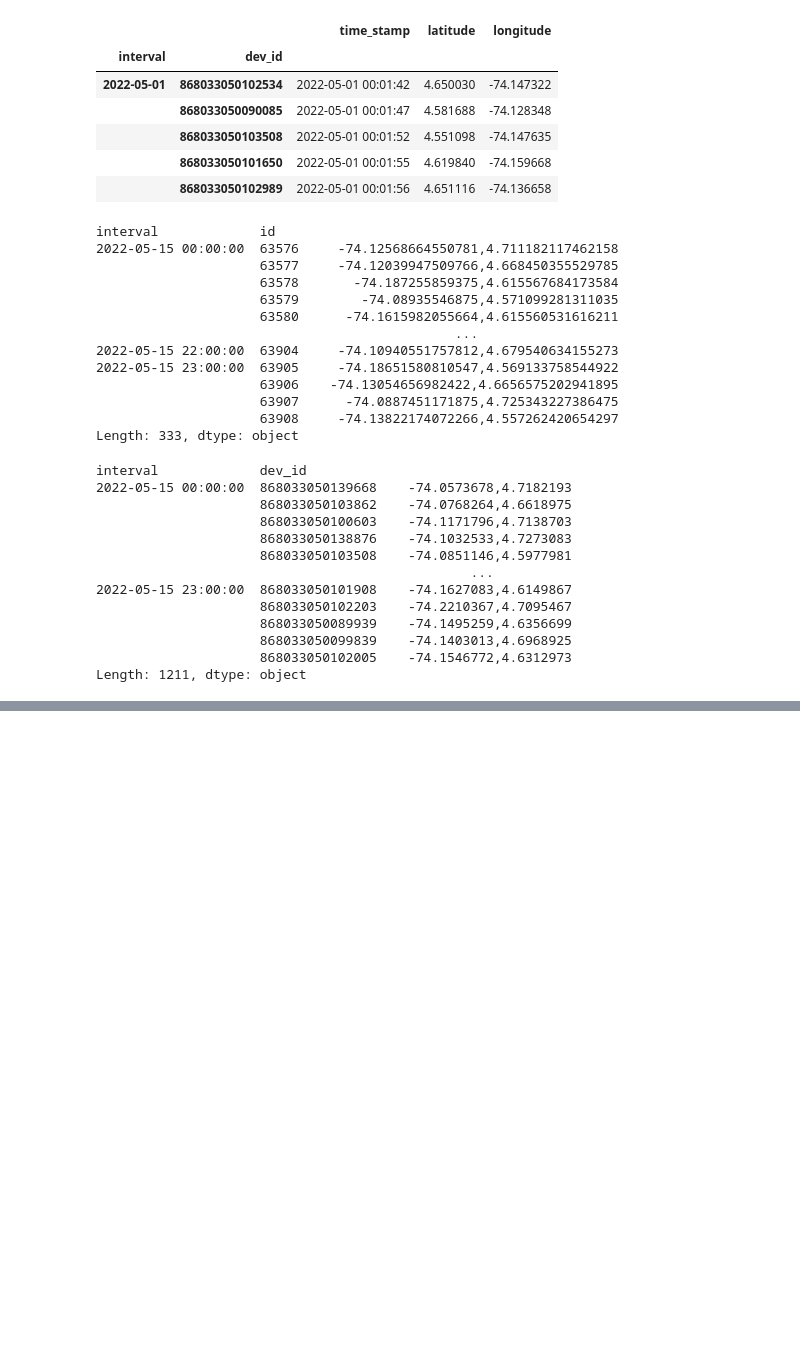
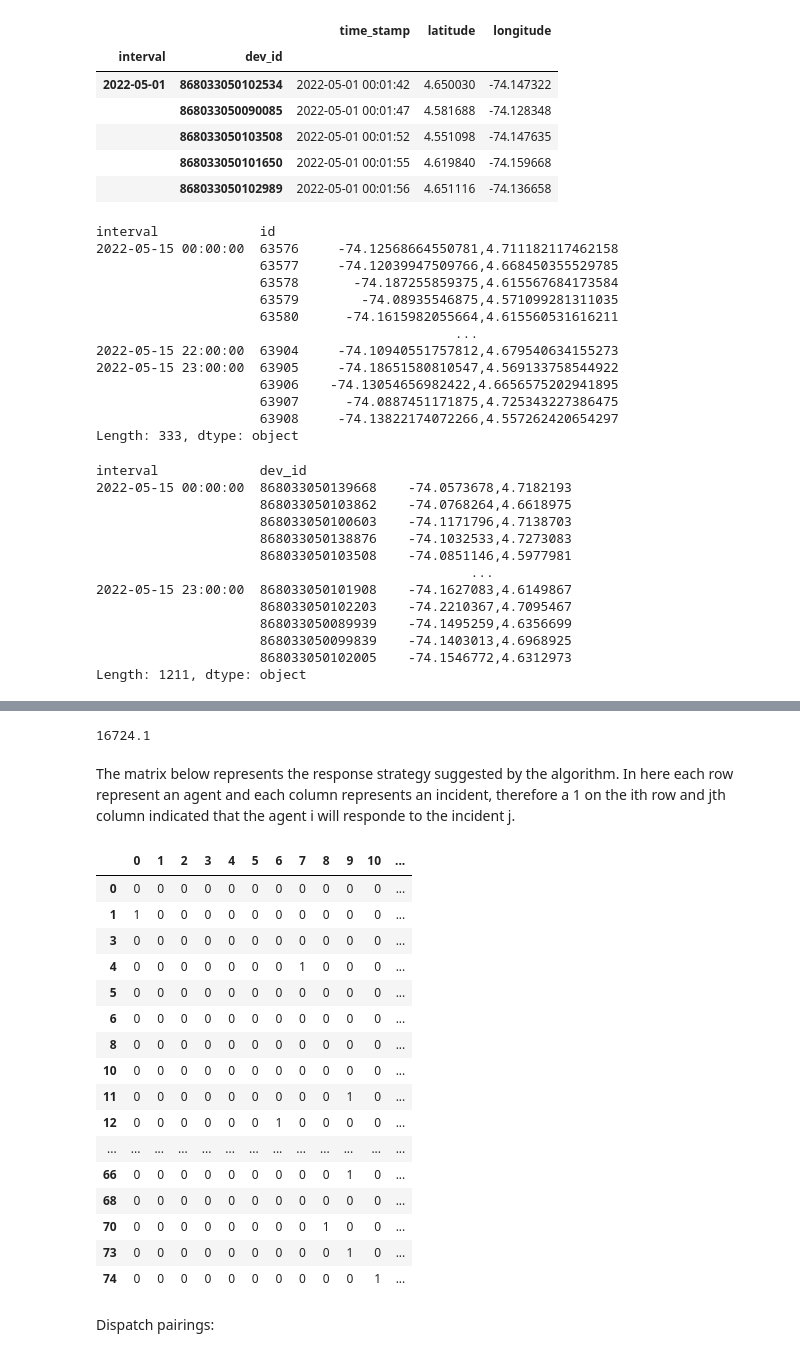
Before and after one commit to brromeroc/Proyectofinal, a Jupyter notebook: traffic.ipynb, the cells around one changed output, grey strips where cells are left out. Drawn from its saved outputs; the diff is of its cells as text; code cells hidden in the pictures; blank space fills up the shorter version.

Commit message:
Map with response strategy

```diff
--- a/traffic.ipynb
+++ b/traffic.ipynb
@@ -441,0 +516,19 @@ df.to_csv("durations.csv", index=False)
+# %%
+t = pd.read_csv("durations.csv") # duration matrixj
+i = t.shape[0] # number of agents
+j = t.shape[1] # number of incidents
+
+b = np.array([np.random.randint(1, 4) for i in range(j)])
+# %%
+x = cp.Variable((i, j), boolean=True) # agents-incidents matrix
+z = cp.Variable(j, boolean=True) # incidents coverage vector
+
+objective = cp.Maximize(b@z)
+
+constraints = [cp.sum(x, axis=0) >= cp.multiply(b, z), # required agents per incidents
+               cp.sum(x, axis=1) <= 1 # one agent covers at max. one incident
+               ]
+
+problem = cp.Problem(objective, constraints)
+
+problem.solve(verbose=0)
@@ -441,0 +552,42 @@ df.to_csv("durations.csv", index=False)
+# %%
+objective = cp.Minimize(cp.sum(cp.sum(cp.multiply(x, t), axis=0)))
+
+
+constraints = [cp.sum(x, axis=0) >= cp.multiply(b, z.value), # required agents per incidents
+               cp.sum(x, axis=1) <= 1 # one agent covers at max. one incident
+               ]
+
+problem = cp.Problem(objective, constraints)
+
+problem.solve()
+# %% [output]
+16724.1
+# %%
+x = pd.DataFrame(x.value)
+# %%
+agents_selected = x.sum(axis=1) > 0
+x = x[agents_selected].astype(int)
+# %% [markdown]
+The matrix below represents the response strategy suggested by the algorithm. In here each row represent an agent and each column represents an incident, therefore a 1 on the ith row and jth column indicated that the agent i will responde to the incident j.
+# %%
+x
+# %% [output]
+|  | 0 | 1 | 2 | 3 | 4 | 5 | 6 | 7 | 8 | 9 | 10 | ... |
+| 0 | 0 | 0 | 0 | 0 | 0 | 0 | 0 | 0 | 0 | 0 | 0 | ... |
+| 1 | 1 | 0 | 0 | 0 | 0 | 0 | 0 | 0 | 0 | 0 | 0 | ... |
+| 3 | 0 | 0 | 0 | 0 | 0 | 0 | 0 | 0 | 0 | 0 | 0 | ... |
+| 4 | 0 | 0 | 0 | 0 | 0 | 0 | 0 | 1 | 0 | 0 | 0 | ... |
+| 5 | 0 | 0 | 0 | 0 | 0 | 0 | 0 | 0 | 0 | 0 | 0 | ... |
+| 6 | 0 | 0 | 0 | 0 | 0 | 0 | 0 | 0 | 0 | 0 | 0 | ... |
+| 8 | 0 | 0 | 0 | 0 | 0 | 0 | 0 | 0 | 0 | 0 | 0 | ... |
+| 10 | 0 | 0 | 0 | 0 | 0 | 0 | 0 | 0 | 0 | 0 | 0 | ... |
+| 11 | 0 | 0 | 0 | 0 | 0 | 0 | 0 | 0 | 0 | 1 | 0 | ... |
+| 12 | 0 | 0 | 0 | 0 | 0 | 0 | 1 | 0 | 0 | 0 | 0 | ... |
+| ... | ... | ... | ... | ... | ... | ... | ... | ... | ... | ... | ... | ... |
+| 66 | 0 | 0 | 0 | 0 | 0 | 0 | 0 | 0 | 0 | 1 | 0 | ... |
+| 68 | 0 | 0 | 0 | 0 | 0 | 0 | 0 | 0 | 0 | 0 | 0 | ... |
+| 70 | 0 | 0 | 0 | 0 | 0 | 0 | 0 | 0 | 1 | 0 | 0 | ... |
+| 73 | 0 | 0 | 0 | 0 | 0 | 0 | 0 | 0 | 0 | 1 | 0 | ... |
+| 74 | 0 | 0 | 0 | 0 | 0 | 0 | 0 | 0 | 0 | 0 | 1 | ... |
+# %% [markdown]
+Dispatch pairings:
```
Also changed, not shown: parts of 28 cells of this notebook.
